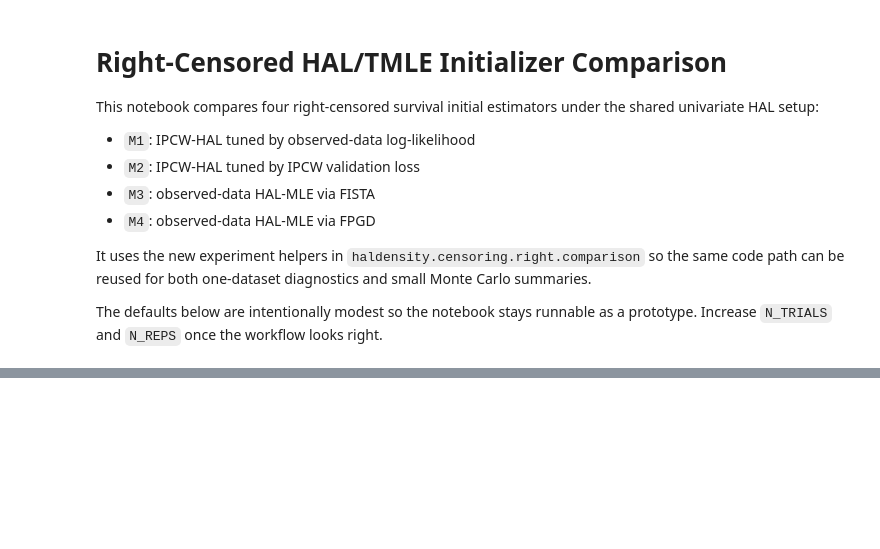
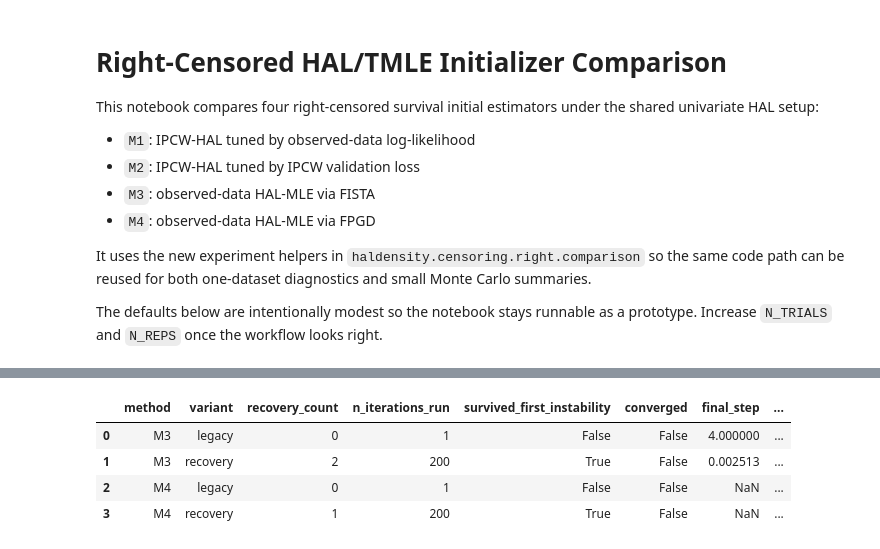
Before and after one commit to zhengpu-berkeley/HALDensity, a Jupyter notebook: examples/HAL-TMLE-RC/hal-tmle-rc-init-comp.ipynb, the cells around one changed output, grey strips where cells are left out. Cells and saved outputs as stored; diff of their text form; code cells hidden in the pictures; blank space fills up the shorter version.

```diff
--- a/examples/HAL-TMLE-RC/hal-tmle-rc-init-comp.ipynb
+++ b/examples/HAL-TMLE-RC/hal-tmle-rc-init-comp.ipynb
@@ -466,0 +541,95 @@ Steps among converged M3/M4 fits:
+# %%
+legacy_fista = RightCensoredObservedFISTAEstimator(
+    lam=0.02,
+    n_iterations=200,
+    ll_change_tol=1e-4,
+    n_grid_points=N_GRID_POINTS,
+    basis_order=0,
+    initial_step=4.0,
+    max_step=4.0,
+    max_backtracking=2,
+    backtracking_factor=0.25,
+    min_step=1e-6,
+    recovery_shrink_factor=1.0,
+    max_recovery_attempts=0,
+).fit(demo_data)
+
+recovered_fista = RightCensoredObservedFISTAEstimator(
+    lam=0.02,
+    n_iterations=200,
+    ll_change_tol=1e-4,
+    n_grid_points=N_GRID_POINTS,
+    basis_order=0,
+    initial_step=4.0,
+    max_step=4.0,
+    max_backtracking=2,
+    backtracking_factor=0.25,
+    min_step=1e-6,
+    recovery_shrink_factor=0.2,
+    max_recovery_attempts=8,
+).fit(demo_data)
+
+legacy_fpgd = RightCensoredObservedFPGDEstimator(
+    norm_constraint=8.0,
+    learning_rate=1.0,
+    n_iterations=200,
+    ll_change_tol=1e-4,
+    n_grid_points=N_GRID_POINTS,
+    basis_order=0,
+    max_backtracking=2,
+    backtracking_factor=0.25,
+    min_learning_rate=1e-6,
+    recovery_shrink_factor=1.0,
+    max_recovery_attempts=0,
+).fit(demo_data)
+
+recovered_fpgd = RightCensoredObservedFPGDEstimator(
+    norm_constraint=8.0,
+    learning_rate=1.0,
+    n_iterations=200,
+    ll_change_tol=1e-4,
+    n_grid_points=N_GRID_POINTS,
+    basis_order=0,
+    max_backtracking=2,
+    backtracking_factor=0.25,
+    min_learning_rate=1e-6,
+    recovery_shrink_factor=0.2,
+    max_recovery_attempts=8,
+).fit(demo_data)
+
+legacy_vs_recovery = []
+for method, variant, estimator in [
+    ("M3", "legacy", legacy_fista),
+    ("M3", "recovery", recovered_fista),
+    ("M4", "legacy", legacy_fpgd),
+    ("M4", "recovery", recovered_fpgd),
+]:
+    results = estimator.get_results()
+    density_mass = float(np.sum(estimator.get_density()[1] * estimator.delta_j))
+    legacy_vs_recovery.append(
+        {
+            "method": method,
+            "variant": variant,
+            "recovery_count": int(results["recovery_count"]),
+            "n_iterations_run": int(results["n_iterations_run"]),
+            "survived_first_instability": bool(results["n_iterations_run"] > 1),
+            "converged": bool(results["converged"]),
+            "final_step": results.get("final_step"),
+            "final_learning_rate": results.get("final_learning_rate"),
+            "density_mass": density_mass,
+        }
+    )
+
+legacy_vs_recovery = pd.DataFrame(legacy_vs_recovery)
+display(legacy_vs_recovery)
+
+comparison = (
+    legacy_vs_recovery.pivot(index="method", columns="variant", values=["n_iterations_run", "recovery_count"])
+    .sort_index(axis=1)
+)
+display(comparison)
+
+assert (legacy_vs_recovery.groupby("method")["density_mass"].apply(lambda x: np.allclose(x, 1.0, atol=1e-5))).all()
+assert (comparison[("n_iterations_run", "recovery")] > comparison[("n_iterations_run", "legacy")]).all()
+assert (comparison[("recovery_count", "recovery")] > comparison[("recovery_count", "legacy")]).all()
+# %% [output]
@@ -466,0 +638,5 @@ Steps among converged M3/M4 fits:
+|  | method | variant | recovery_count | n_iterations_run | survived_first_instability | converged | final_step | ... |
+| 0 | M3 | legacy | 0 | 1 | False | False | 4.000000 | ... |
+| 1 | M3 | recovery | 2 | 200 | True | False | 0.002513 | ... |
+| 2 | M4 | legacy | 0 | 1 | False | False | NaN | ... |
+| 3 | M4 | recovery | 1 | 200 | True | False | NaN | ... |
```
Also changed, not shown: parts of 7 cells of this notebook, 2 other files.
